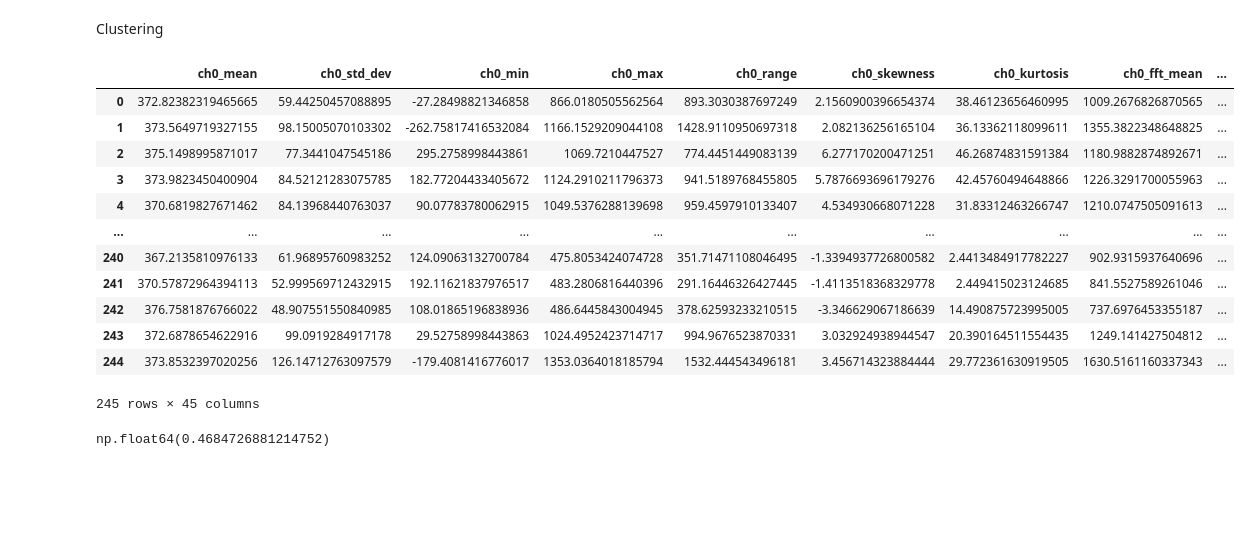
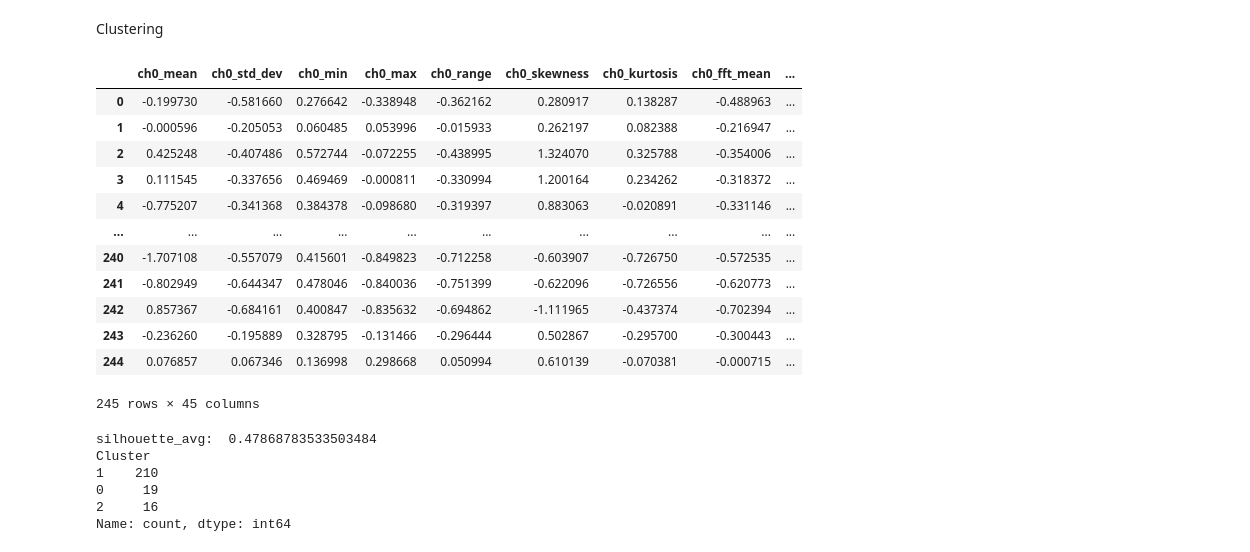
Before and after one commit to AKAD0/Pipes, a Jupyter notebook: 1.ipynb, the cells around one changed output. Drawn from its saved outputs; the diff is of its cells as text; code cells hidden in the pictures; blank space fills up the shorter version.

```diff
--- a/1.ipynb
+++ b/1.ipynb
@@ -127,6 +124,21 @@ def name_columns(data, last_column):
                         'ch2_fft_mean', 'ch2_fft_std_dev', 'ch2_fft_max', 'ch2_fft_peak_freq',\
                         'ch2_num_peaks', 'ch2_num_valleys', 'ch2_max_peak_height', 'ch2_min_valley_depth', last_column,\
                         ]
+
+
+def name_columns_45(data):
+    data.columns = [    'ch0_mean', 'ch0_std_dev', 'ch0_min', 'ch0_max', 'ch0_range', 'ch0_skewness', 'ch0_kurtosis',\
+                        'ch0_fft_mean', 'ch0_fft_std_dev', 'ch0_fft_max', 'ch0_fft_peak_freq',\
+                        'ch0_num_peaks', 'ch0_num_valleys', 'ch0_max_peak_height', 'ch0_min_valley_depth',\
+
+                        'ch1_mean', 'ch1_std_dev', 'ch1_min', 'ch1_max', 'ch1_range', 'ch1_skewness', 'ch1_kurtosis',\
+                        'ch1_fft_mean', 'ch1_fft_std_dev', 'ch1_fft_max', 'ch1_fft_peak_freq',\
+                        'ch1_num_peaks', 'ch1_num_valleys', 'ch1_max_peak_height', 'ch1_min_valley_depth',\
+
+                        'ch2_mean', 'ch2_std_dev', 'ch2_min', 'ch2_max', 'ch2_range', 'ch2_skewness', 'ch2_kurtosis',\
+                        'ch2_fft_mean', 'ch2_fft_std_dev', 'ch2_fft_max', 'ch2_fft_peak_freq',\
+                        'ch2_num_peaks', 'ch2_num_valleys', 'ch2_max_peak_height', 'ch2_min_valley_depth',\
+                        ]
 # %%
 # Creating dataset with meaningful features
 dataset_clean = np.empty((0, 46))
@@ -228,30 +240,36 @@ rest_pd
 # %% [markdown]
 Clustering
 # %%
+from sklearn.preprocessing import StandardScaler
+
 # Getting all the samples
 all_data = data[:]
 all_data_clean = np.empty((0, 46))
 
 for sample_ID in all_data['id'].unique():
     all_data_clean = np.vstack([all_data_clean, sample_new_features_nolabels(sample_ID, all_data)])
 
 all_data_clean_pd = pd.DataFrame(all_data_clean)
 name_columns( all_data_clean_pd, 'id')
 all_data_clean_pd = all_data_clean_pd.drop(all_data_clean_pd.columns[-1], axis=1)
 
-all_data_clean_pd.to_csv('all_data_clean.csv', index=False)
-all_data_clean_pd
+# Normalizing
+scaler = StandardScaler()
+scaled_data = scaler.fit_transform(all_data_clean_pd)
+scaled_data = pd.DataFrame(scaled_data)
+name_columns_45(scaled_data)
+scaled_data
 # %% [output]
 |  | ch0_mean | ch0_std_dev | ch0_min | ch0_max | ch0_range | ch0_skewness | ch0_kurtosis | ch0_fft_mean | ... |
-| 0 | 372.82382319465665 | 59.44250457088895 | -27.28498821346858 | 866.0180505562564 | 893.3030387697249 | 2.1560900396654374 | 38.46123656460995 | 1009.2676826870565 | ... |
-| 1 | 373.5649719327155 | 98.15005070103302 | -262.75817416532084 | 1166.1529209044108 | 1428.9110950697318 | 2.082136256165104 | 36.13362118099611 | 1355.3822348648825 | ... |
-| 2 | 375.1498995871017 | 77.3441047545186 | 295.2758998443861 | 1069.7210447527 | 774.4451449083139 | 6.277170200471251 | 46.26874831591384 | 1180.9882874892671 | ... |
-| 3 | 373.9823450400904 | 84.52121283075785 | 182.77204433405672 | 1124.2910211796373 | 941.5189768455805 | 5.7876693696179276 | 42.45760494648866 | 1226.3291700055963 | ... |
-| 4 | 370.6819827671462 | 84.13968440763037 | 90.07783780062915 | 1049.5376288139698 | 959.4597910133407 | 4.534930668071228 | 31.83312463266747 | 1210.0747505091613 | ... |
+| 0 | -0.199730 | -0.581660 | 0.276642 | -0.338948 | -0.362162 | 0.280917 | 0.138287 | -0.488963 | ... |
+| 1 | -0.000596 | -0.205053 | 0.060485 | 0.053996 | -0.015933 | 0.262197 | 0.082388 | -0.216947 | ... |
+| 2 | 0.425248 | -0.407486 | 0.572744 | -0.072255 | -0.438995 | 1.324070 | 0.325788 | -0.354006 | ... |
+| 3 | 0.111545 | -0.337656 | 0.469469 | -0.000811 | -0.330994 | 1.200164 | 0.234262 | -0.318372 | ... |
+| 4 | -0.775207 | -0.341368 | 0.384378 | -0.098680 | -0.319397 | 0.883063 | -0.020891 | -0.331146 | ... |
 | ... | ... | ... | ... | ... | ... | ... | ... | ... | ... |
-| 240 | 367.2135810976133 | 61.96895760983252 | 124.09063132700784 | 475.8053424074728 | 351.71471108046495 | -1.3394937726800582 | 2.4413484917782227 | 902.9315937640696 | ... |
-| 241 | 370.57872964394113 | 52.999569712432915 | 192.11621837976517 | 483.2806816440396 | 291.16446326427445 | -1.4113518368329778 | 2.449415023124685 | 841.5527589261046 | ... |
-| 242 | 376.7581876766022 | 48.907551550840985 | 108.01865196838936 | 486.6445843004945 | 378.62593233210515 | -3.346629067186639 | 14.490875723995005 | 737.6976453355187 | ... |
-| 243 | 372.6878654622916 | 99.0919284917178 | 29.52758998443863 | 1024.4952423714717 | 994.9676523870331 | 3.032924938944547 | 20.390164511554435 | 1249.141427504812 | ... |
-| 244 | 373.8532397020256 | 126.14712763097579 | -179.4081416776017 | 1353.0364018185794 | 1532.444543496181 | 3.456714323884444 | 29.772361630919505 | 1630.5161160337343 | ... |
+| 240 | -1.707108 | -0.557079 | 0.415601 | -0.849823 | -0.712258 | -0.603907 | -0.726750 | -0.572535 | ... |
+| 241 | -0.802949 | -0.644347 | 0.478046 | -0.840036 | -0.751399 | -0.622096 | -0.726556 | -0.620773 | ... |
+| 242 | 0.857367 | -0.684161 | 0.400847 | -0.835632 | -0.694862 | -1.111965 | -0.437374 | -0.702394 | ... |
+| 243 | -0.236260 | -0.195889 | 0.328795 | -0.131466 | -0.296444 | 0.502867 | -0.295700 | -0.300443 | ... |
+| 244 | 0.076857 | 0.067346 | 0.136998 | 0.298668 | 0.050994 | 0.610139 | -0.070381 | -0.000715 | ... |
 245 rows × 45 columns
@@ -258,11 +291,12 @@ all_data_clean_pd
 # %%
-# Clustering
-scaler = StandardScaler()
-kmeans = KMeans(n_clusters=4, random_state=42)
-
-clusters = kmeans.fit_predict(all_data_clean_pd)
-all_data_clean_pd['Cluster'] = clusters
-silhouette_avg = silhouette_score(all_data_clean_pd, clusters)
-silhouette_avg
+# KMeans
+kmeans = KMeans(n_clusters=3, random_state=42)
+clusters = kmeans.fit_predict(scaled_data)
+clustering_info(scaled_data, clusters)
 # %% [output]
-np.float64(0.4684726881214752)
+silhouette_avg:  0.47868783533503484
+Cluster
+1    210
+0     19
+2     16
+Name: count, dtype: int64
```
Also changed, not shown: parts of 8 cells of this notebook.
